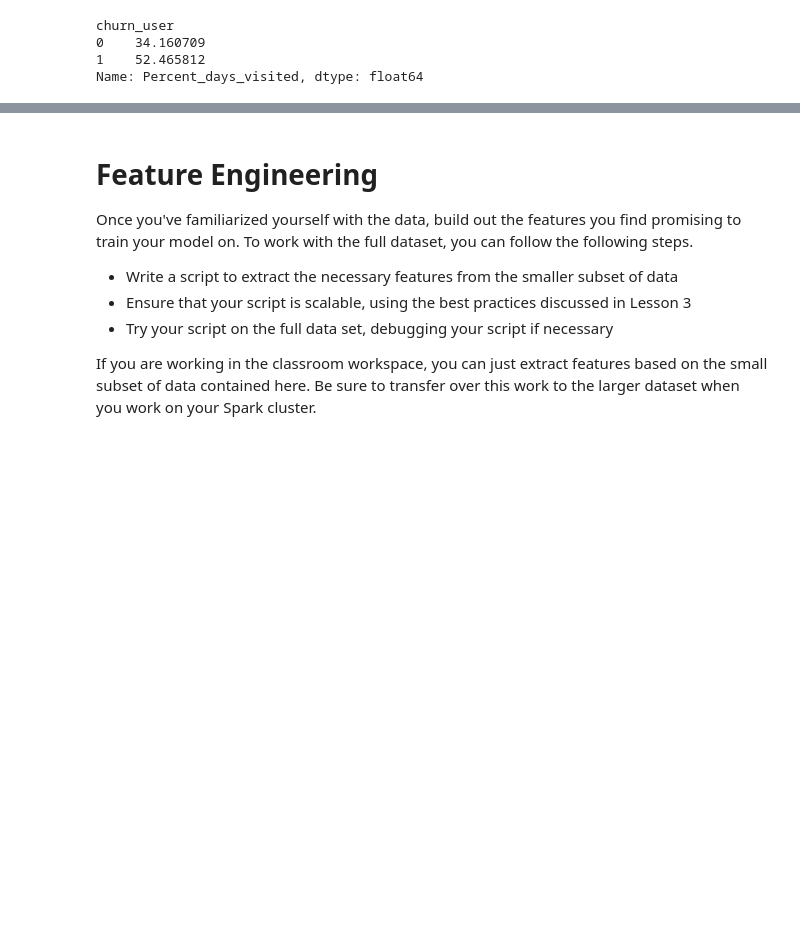
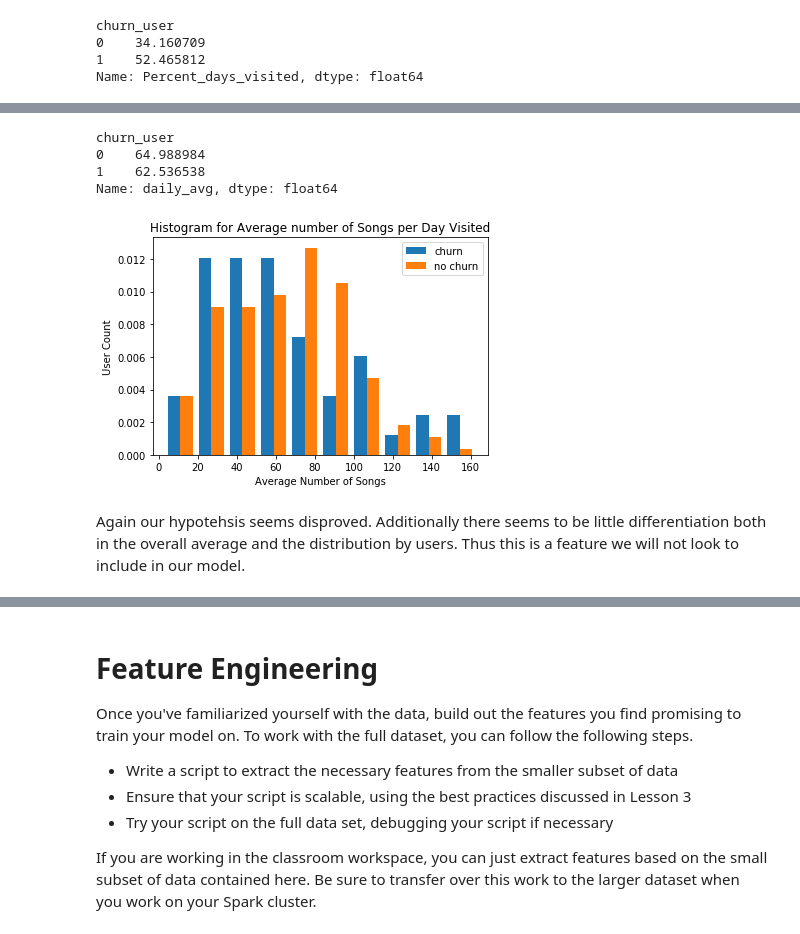
Before and after one commit to henzi23/Music_App_Churn_Prediction, a Jupyter notebook: Sparkify.ipynb, the cells around one changed output, grey strips where cells are left out. Saved outputs shown, nothing was run; the diff lists cells and outputs as text; code cells hidden in the pictures; blank space fills up the shorter version.

```diff
--- a/Sparkify.ipynb
+++ b/Sparkify.ipynb
@@ -279,0 +356,31 @@ There is a significant delta in percent of days visited between users witha nd w
+# %%
+# number of songs listened to by day by churn
+
+daily_songs_avg = df.filter(df.page=='NextSong') \
+    .groupBy('userId','churn_user','date') \
+    .agg(count('page').alias('songs')) \
+    .groupBy('userId','churn_user') \
+    .agg(avg('songs').alias('daily_avg')) \
+    .toPandas()
+
+daily_songs_avg.groupby('churn_user')['daily_avg'].mean()
+# %% [output]
+churn_user
+0    64.988984
+1    62.536538
+Name: daily_avg, dtype: float64
+# %%
+#plot distribution of average number of songs listened to each day visited
+
+plt.title("Histogram for Average number of Songs per Day Visited")
+plt.xlabel("Average Number of Songs")
+plt.ylabel("User Count")
+plt.hist([daily_songs_avg[daily_songs_avg.churn_user==1]['daily_avg'],
+          daily_songs_avg[daily_songs_avg.churn_user==0]['daily_avg']],
+        label=['churn','no churn'], normed=1)
+plt.legend(loc='upper right')
+plt.show();
+# %% [output]
+[figure, added]
+# %% [markdown]
+Again our hypotehsis seems disproved.  Additionally there seems to be little differentiation both in the overall average and the distribution by users.  Thus this is a feature we will not look to include in our model.
```
Also changed, not shown: parts of 39 cells of this notebook, 1 other file.
